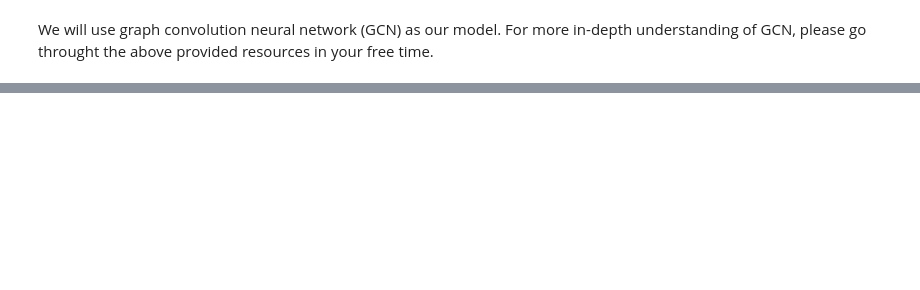
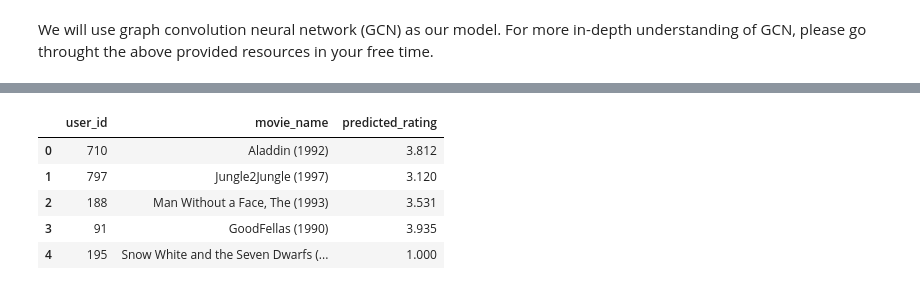
Before and after one commit to deep-learning-indaba/indaba-pracs-2024, a Jupyter notebook: practicals/GNN_for_recommendations.ipynb, the cells around one changed output, grey strips where cells are left out. Cells and saved outputs as stored; diff of their text form; code cells hidden in the pictures; blank space fills up the shorter version.

```diff
--- a/practicals/GNN_for_recommendations.ipynb
+++ b/practicals/GNN_for_recommendations.ipynb
@@ -397 +506,35 @@ predicted_ratings_df.head()
+# %%
+# Using the test_mask, get the edges corresponding to the test set
+test_edge_senders = graph.senders[test_mask.squeeze()]
+test_edge_receivers = graph.receivers[test_mask.squeeze()] - len(data.user_mapping)
+# %%
+# Predict the ratings using the trained model
+_, logits = evaluate_step(final_state, graph, labels=graph.edges, mask=test_mask)
+predicted_ratings = logits[test_mask]
+# %%
+# get back the original user and movie IDs
+reverse_user_mapping = {v: k for k, v in data.user_mapping.items()}
+reverse_movie_mapping = {v: k for k, v in data.movie_mapping.items()}
+# %%
+# Get original user and movie ids for lookup
+original_user_ids = np.array([reverse_user_mapping[v] for v in test_edge_senders]).astype(str)
+original_movie_ids = np.array([reverse_movie_mapping[v] for v in test_edge_receivers]).astype(str)
+# %%
+# Get movie names using the original movie_ids
+movie_title = movies_df.set_index('movie_id').loc[original_movie_ids, 'movie_title'].values
+
+# Create a DataFrame with the results
+predicted_ratings_df = pd.DataFrame({
+    'user_id': original_user_ids,
+    'movie_name': movie_title,
+    'predicted_rating': np.round(predicted_ratings, 3)
+})
+predicted_ratings_df.head()
+# %% [output]
+|  | user_id | movie_name | predicted_rating |
+| 0 | 710 | Aladdin (1992) | 3.812 |
+| 1 | 797 | Jungle2Jungle (1997) | 3.120 |
+| 2 | 188 | Man Without a Face, The (1993) | 3.531 |
+| 3 | 91 | GoodFellas (1990) | 3.935 |
+| 4 | 195 | Snow White and the Seven Dwarfs (... | 1.000 |
 # %%
```
Also changed, not shown: parts of 25 cells of this notebook, 1 other file.
